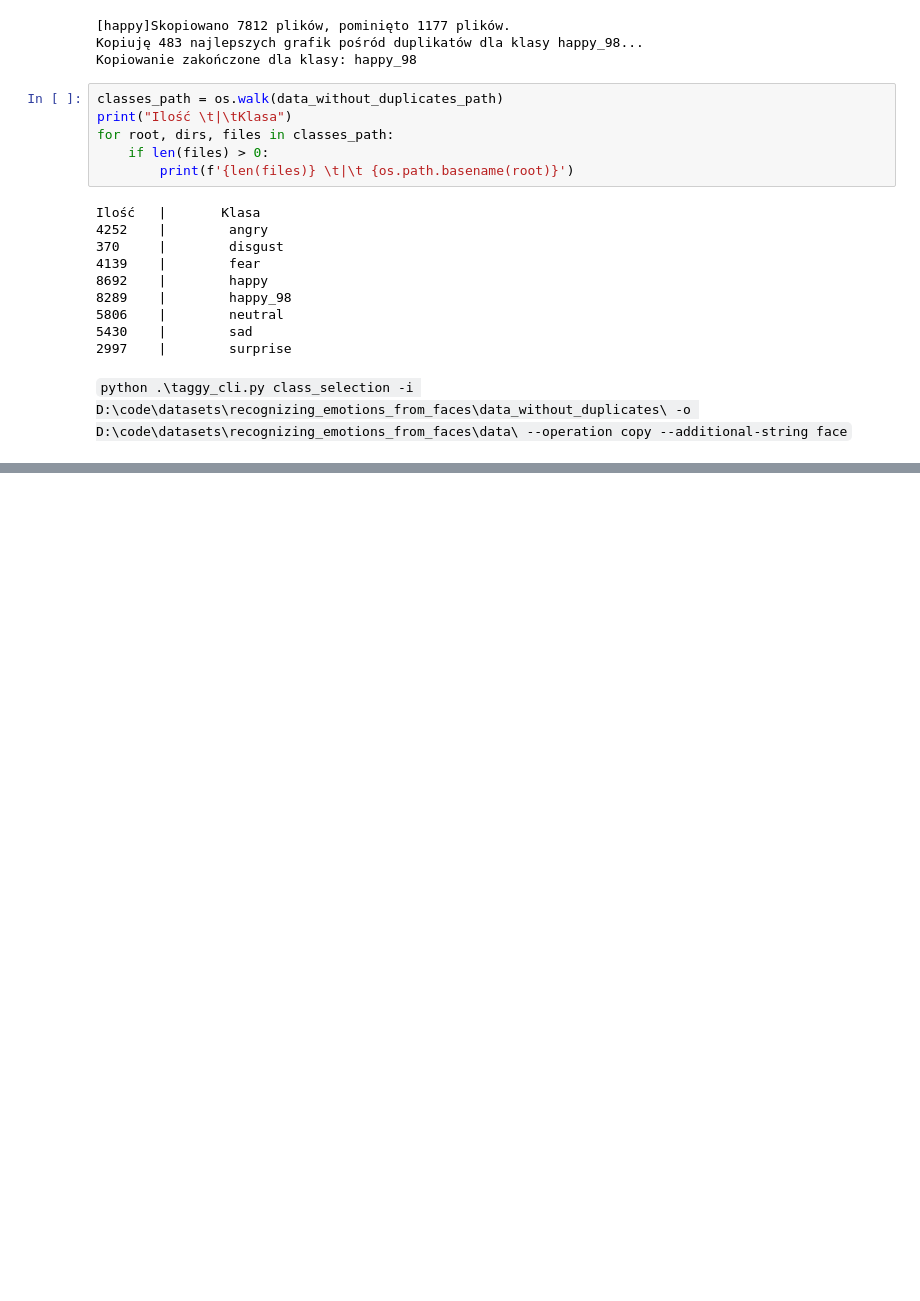
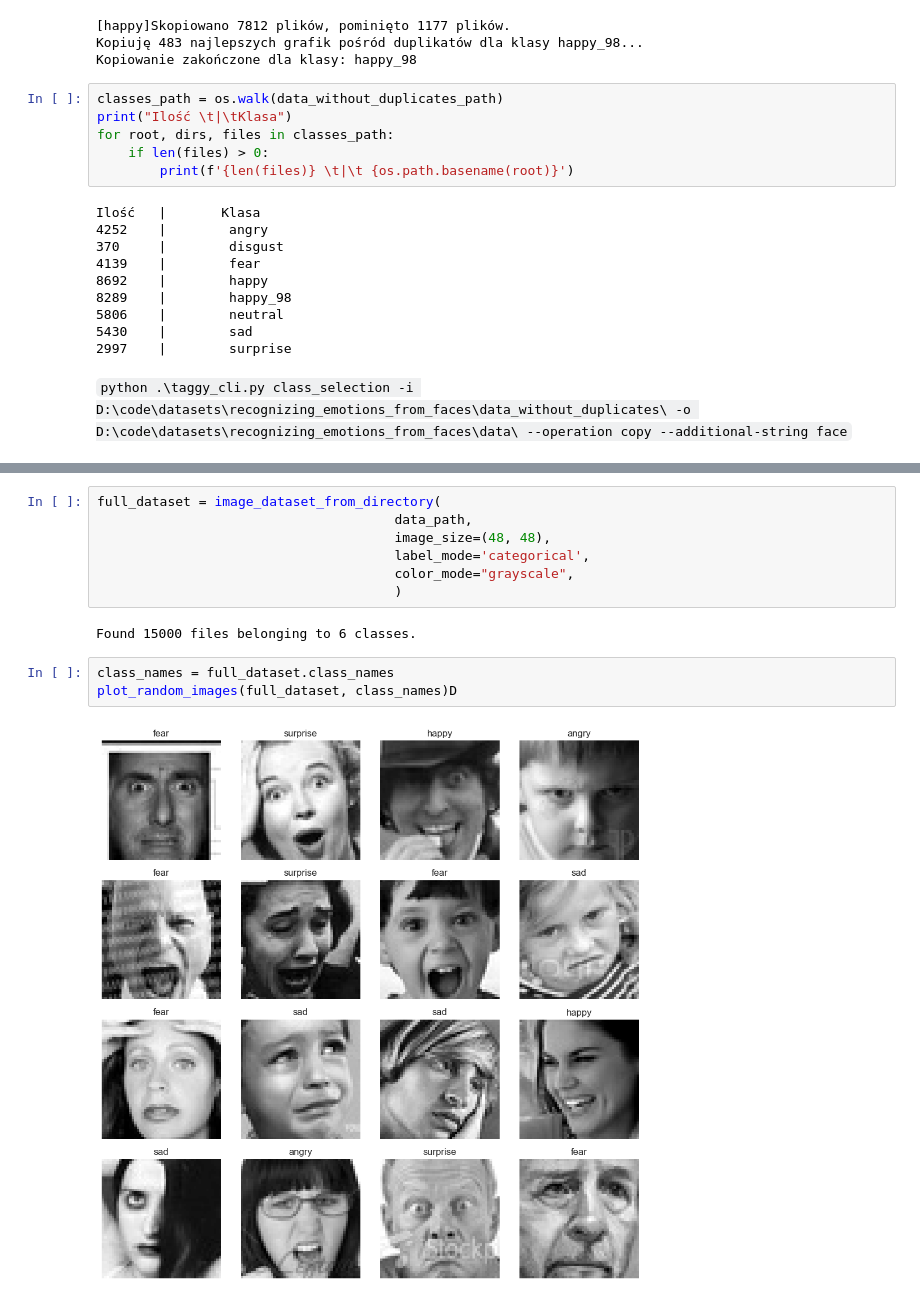
Before and after one commit to 4ieksander/taggyAI, a Jupyter notebook: examples_of_use-prepare_datasets/prepare_dataset-WSB-project-Machine_learning_for_complex_data.ipynb, the cells around one changed output, grey strips where cells are left out. Saved outputs shown, nothing was run; the diff lists cells and outputs as text; blank space fills up the shorter version.

Commit message:
Completed preparing dataset in project [studies] Machine learning for complex data

```diff
--- a/examples_of_use-prepare_datasets/prepare_dataset-WSB-project-Machine_learning_for_complex_data.ipynb
+++ b/examples_of_use-prepare_datasets/prepare_dataset-WSB-project-Machine_learning_for_complex_data.ipynb
@@ -1331,0 +401,14 @@ test
+# %%
+full_dataset = image_dataset_from_directory(
+                                      data_path,
+                                      image_size=(48, 48),
+                                      label_mode='categorical',
+                                      color_mode="grayscale",
+                                      )
+# %% [output]
+Found 15000 files belonging to 6 classes.
+# %%
+class_names = full_dataset.class_names
+plot_random_images(full_dataset, class_names)D
+# %% [output]
+[figure, added]
```
Also changed, not shown: parts of 25 cells of this notebook.
